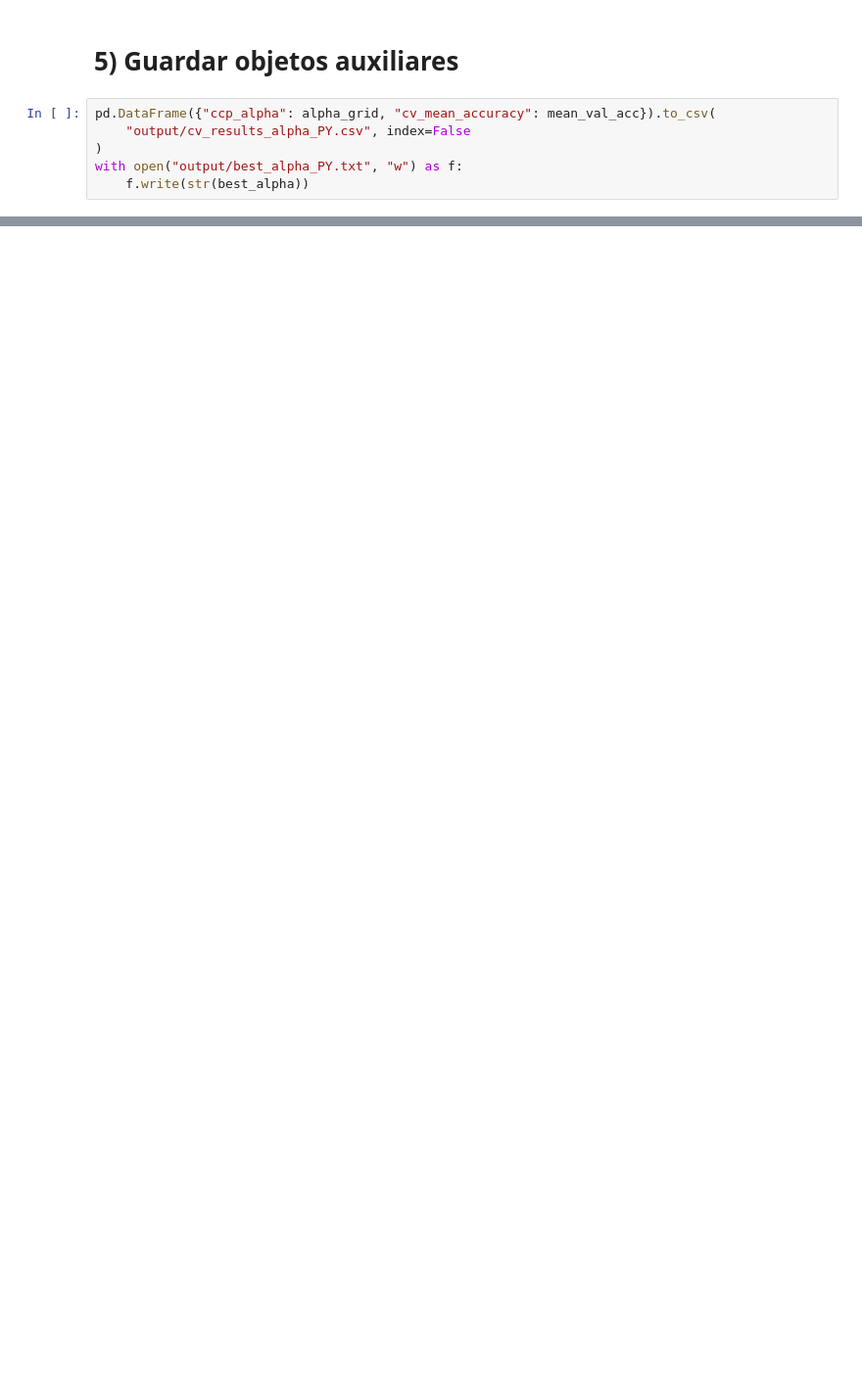
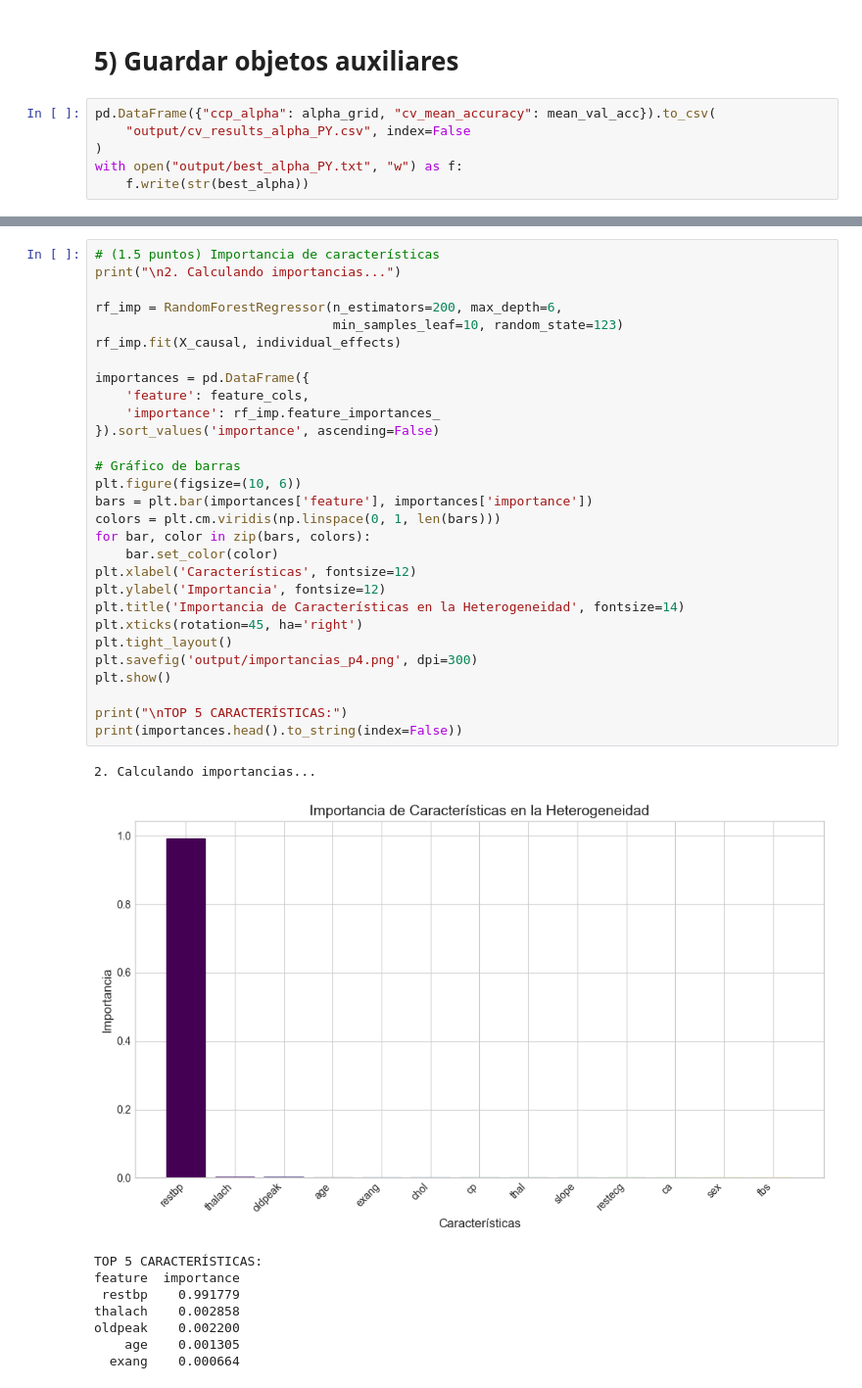
Before and after one commit to Arimari2303/Decision_Trees, a Jupyter notebook: Python/scripts/PYTHON_SCRIPT.ipynb, the cells around one changed output, grey strips where cells are left out. Shown at 98% size. Drawn from its saved outputs; the diff is of its cells as text; blank space fills up the shorter version.

```diff
--- a/Python/scripts/PYTHON_SCRIPT.ipynb
+++ b/Python/scripts/PYTHON_SCRIPT.ipynb
@@ -245,0 +443,39 @@ with open("output/best_alpha_PY.txt", "w") as f:
+# %%
+# (1.5 puntos) Importancia de características
+print("\n2. Calculando importancias...")
+
+rf_imp = RandomForestRegressor(n_estimators=200, max_depth=6,
+                               min_samples_leaf=10, random_state=123)
+rf_imp.fit(X_causal, individual_effects)
+
+importances = pd.DataFrame({
+    'feature': feature_cols,
+    'importance': rf_imp.feature_importances_
+}).sort_values('importance', ascending=False)
+
+# Gráfico de barras
+plt.figure(figsize=(10, 6))
+bars = plt.bar(importances['feature'], importances['importance'])
+colors = plt.cm.viridis(np.linspace(0, 1, len(bars)))
+for bar, color in zip(bars, colors):
+    bar.set_color(color)
+plt.xlabel('Características', fontsize=12)
+plt.ylabel('Importancia', fontsize=12)
+plt.title('Importancia de Características en la Heterogeneidad', fontsize=14)
+plt.xticks(rotation=45, ha='right')
+plt.tight_layout()
+plt.savefig('output/importancias_p4.png', dpi=300)
+plt.show()
+
+print("\nTOP 5 CARACTERÍSTICAS:")
+print(importances.head().to_string(index=False))
+# %% [output]
+2. Calculando importancias...
+[figure, added]
+TOP 5 CARACTERÍSTICAS:
+feature  importance
+ restbp    0.991779
+thalach    0.002858
+oldpeak    0.002200
+    age    0.001305
+  exang    0.000664
```
Also changed, not shown: parts of 18 cells of this notebook, 14 other files.
